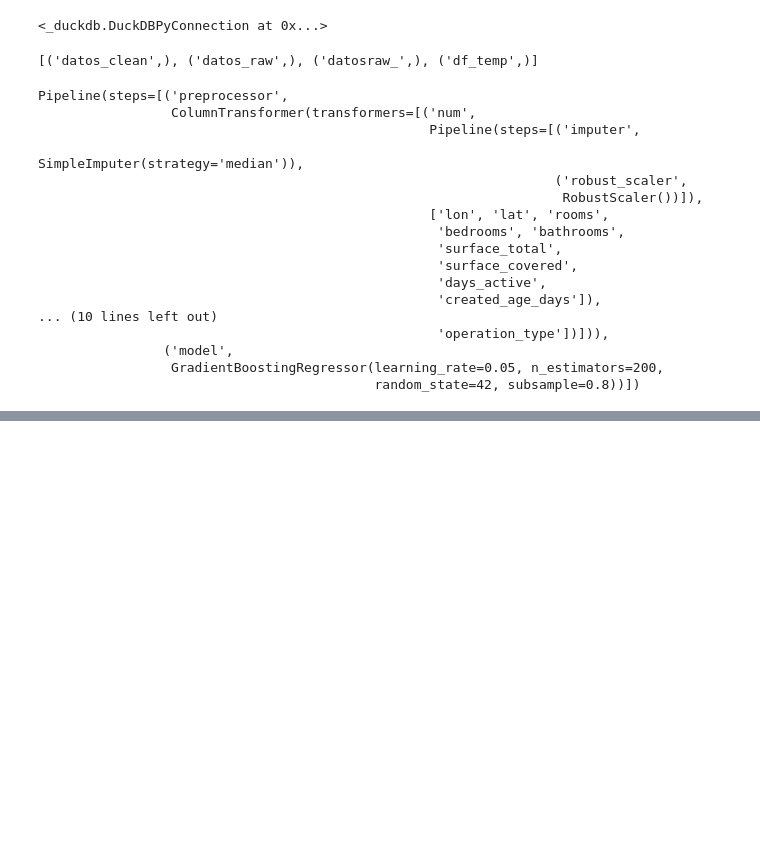
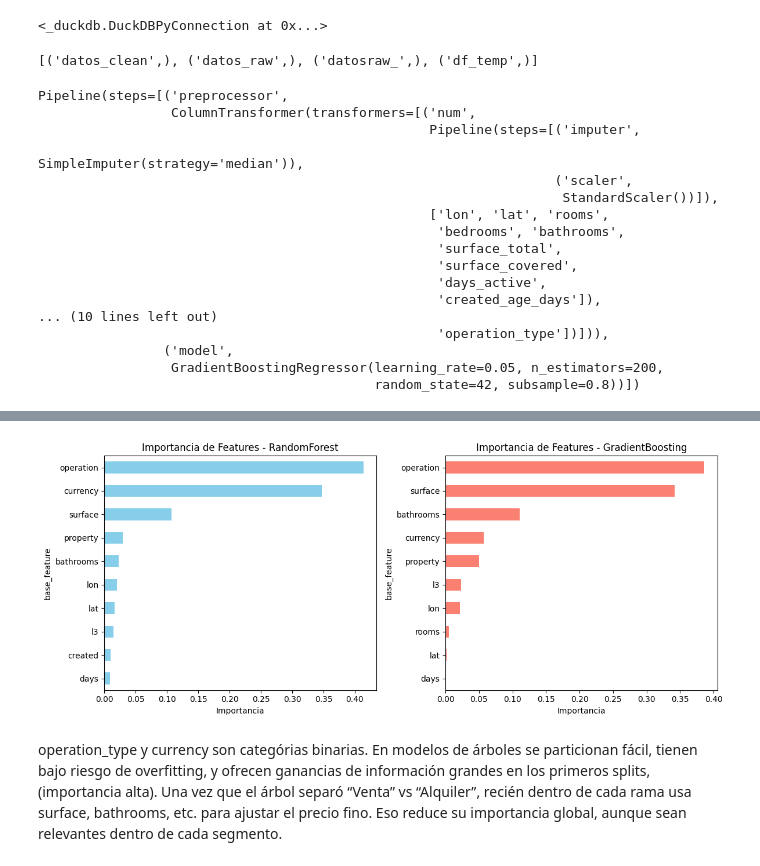
Before and after one commit to Pau-c/calculAR-propiedad, a Jupyter notebook: load_save_db.ipynb, the cells around one changed output, grey strips where cells are left out. Cells and saved outputs as stored; diff of their text form; code cells hidden in the pictures; blank space fills up the shorter version.

Commit message:
fix: modificacion en notebook para arreglar modelo B

```diff
--- a/load_save_db.ipynb
+++ b/load_save_db.ipynb
@@ -176,6 +179,20 @@ display(profile_df)
 | surface_covered | float64 | 84393 | 1523 | -130.000000 | 40.000000 | 60.000000 | 183.544782 | 106.000000 | 1.000000e+06 |
 | surface_total | float64 | 77958 | 1737 | 0.000000 | 44.000000 | 69.000000 | 169.991093 | 130.000000 | 1.260620e+05 |
 | title | object | 23 | 116652 | NaN | NaN | NaN | NaN | NaN | NaN |
+# %%
+# manejo de outliers: no elimina filas, recorta los valores extremos al límite permitido
+def clip_outliers(df, profile_df):
+    df_clipped = df.copy()
+    for col in df_clipped.select_dtypes(include=np.number).columns:
+        Q1 = profile_df.loc[col, "Q1"]
+        Q3 = profile_df.loc[col, "Q3"]
+        IQR = Q3 - Q1
+        lower = Q1 - 1.5 * IQR
+        upper = Q3 + 1.5 * IQR
+        df_clipped[col] = df_clipped[col].clip(lower, upper)
+    return df_clipped
+
+df = clip_outliers(df, profile_df)
 # %%
 # contenido de columnas
 for col in ["l1", "l2", "l3", "l4", "l5", "l6"]:
@@ -388,7 +404,7 @@ gb = GradientBoostingRegressor(n_estimators=200, random_state=42)
 
 model_gb = Pipeline(
     [
-        ("preprocessor", preproc_rf),
+        ("preprocessor", preproc_gb),
         (
             "model",
             GradientBoostingRegressor(
@@ -411,8 +427,8 @@ Pipeline(steps=[('preprocessor',
                  ColumnTransformer(transformers=[('num',
                                                   Pipeline(steps=[('imputer',
                                                                    SimpleImputer(strategy='median')),
-                                                                  ('robust_scaler',
-                                                                   RobustScaler())]),
+                                                                  ('scaler',
+                                                                   StandardScaler())]),
                                                   ['lon', 'lat', 'rooms',
                                                    'bedrooms', 'bathrooms',
                                                    'surface_total',
@@ -424,3 +440,58 @@ Pipeline(steps=[('preprocessor',
                 ('model',
                  GradientBoostingRegressor(learning_rate=0.05, n_estimators=200,
                                            random_state=42, subsample=0.8))])
+# %%
+# Recupera nombres de features por separado
+feature_names_rf = model_rf.named_steps["preproc"].get_feature_names_out()
+feature_names_gb = model_gb.named_steps["preprocessor"].get_feature_names_out()
+
+# Extraer los estimadores internos
+rf_estimator = model_rf.named_steps["est"].regressor_
+gb_estimator = model_gb.named_steps["model"]
+
+# df con importance
+rf_importances = pd.DataFrame({
+    "feature": feature_names_rf,
+    "importance": rf_estimator.feature_importances_
+}).sort_values("importance", ascending=False)
+
+gb_importances = pd.DataFrame({
+    "feature": feature_names_gb,
+    "importance": gb_estimator.feature_importances_
+}).sort_values("importance", ascending=False)
+
+# Agrupar por feature base
+rf_importances["base_feature"] = (
+    rf_importances["feature"].str.replace(r"^(num__|cat__)", "", regex=True)
+    .str.split("_").str[0]
+)
+gb_importances["base_feature"] = (
+    gb_importances["feature"].str.replace(r"^(num__|cat__)", "", regex=True)
+    .str.split("_").str[0]
+)
+
+rf_grouped = rf_importances.groupby("base_feature")["importance"].sum().sort_values(ascending=False)
+gb_grouped = gb_importances.groupby("base_feature")["importance"].sum().sort_values(ascending=False)
+
+print("\n Importancia de features en modelo A (RandomForest):")
+print(rf_grouped.head(10))
+
+print("\n Importancia de features en modelo B (GradientBoosting):")
+print(gb_grouped.head(10))
+
+# --- Gráficos ---
+fig, axes = plt.subplots(1, 2, figsize=(12, 5))
+
+rf_grouped.head(10).plot(kind="barh", ax=axes[0], color="skyblue")
+axes[0].invert_yaxis()
+axes[0].set_title("Importancia de Features - RandomForest")
+axes[0].set_xlabel("Importancia")
+
+gb_grouped.head(10).plot(kind="barh", ax=axes[1], color="salmon")
+axes[1].invert_yaxis()
+axes[1].set_title("Importancia de Features - GradientBoosting")
+axes[1].set_xlabel("Importancia")
+
+plt.tight_layout()
+plt.show()
+# %% [output]
@@ -427,3 +515,8 @@ Pipeline(steps=[('preprocessor',
+[figure, added]
+# %% [markdown]
+ operation_type y currency son categórias binarias.
+En modelos de árboles se particionan fácil, tienen bajo riesgo de overfitting, y ofrecen ganancias de información grandes en los primeros splits, (importancia alta). Una vez que el árbol separó “Venta” vs “Alquiler”, recién dentro de cada rama usa surface, bathrooms, etc. para ajustar el precio fino.
+Eso reduce su importancia global, aunque sean relevantes dentro de cada segmento.
 # %%
 # --- metricas ---
 def evaluate(model, X_te, y_te, name="model"):
```
Also changed, not shown: parts of 6 cells of this notebook, 5 other files.
